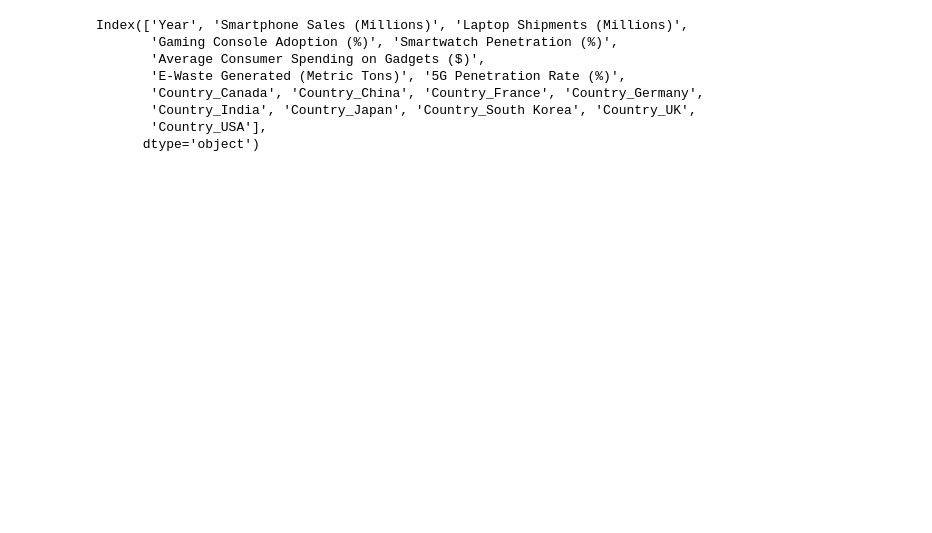
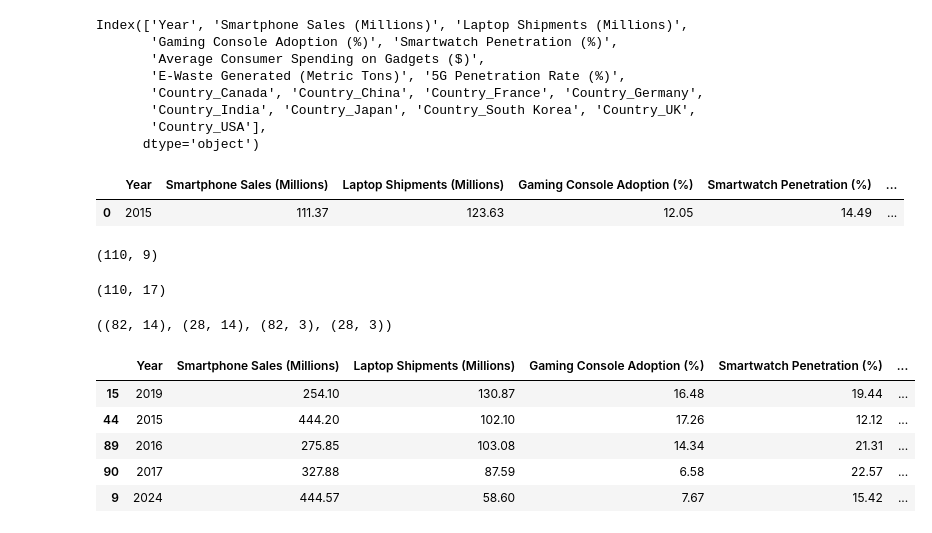
Before and after one commit to Bhargavvv412/EDA-Feature-Engineering, a Jupyter notebook: Global_Tech_Gadget_Consumption.ipynb, the cells around one changed output. Cells and saved outputs as stored; diff of their text form; code cells hidden in the pictures; blank space fills up the shorter version.

```diff
--- a/Global_Tech_Gadget_Consumption.ipynb
+++ b/Global_Tech_Gadget_Consumption.ipynb
@@ -242,0 +238,16 @@ y_test = test[targets]
+# %%
+df_copy.head(1)
+# %% [output]
+|  | Year | Smartphone Sales (Millions) | Laptop Shipments (Millions) | Gaming Console Adoption (%) | Smartwatch Penetration (%) | ... |
+| 0 | 2015 | 111.37 | 123.63 | 12.05 | 14.49 | ... |
+# %%
+X = df_copy.drop(columns=["E-Waste Generated (Metric Tons)", "5G Penetration Rate (%)", "Average Consumer Spending on Gadgets ($)"])
+y = df_copy[["E-Waste Generated (Metric Tons)", "5G Penetration Rate (%)", "Average Consumer Spending on Gadgets ($)"]]
+# %%
+df.shape
+# %% [output]
+(110, 9)
+# %%
+df_copy.shape
+# %% [output]
+(110, 17)
@@ -242,0 +257,13 @@ y_test = test[targets]
+# %%
+X_train.shape, X_test.shape,y_train.shape,y_test.shape
+# %% [output]
+((82, 14), (28, 14), (82, 3), (28, 3))
+# %%
+X_train.head()
+# %% [output]
+|  | Year | Smartphone Sales (Millions) | Laptop Shipments (Millions) | Gaming Console Adoption (%) | Smartwatch Penetration (%) | ... |
+| 15 | 2019 | 254.10 | 130.87 | 16.48 | 19.44 | ... |
+| 44 | 2015 | 444.20 | 102.10 | 17.26 | 12.12 | ... |
+| 89 | 2016 | 275.85 | 103.08 | 14.34 | 21.31 | ... |
+| 90 | 2017 | 327.88 | 87.59 | 6.58 | 22.57 | ... |
+| 9 | 2024 | 444.57 | 58.60 | 7.67 | 15.42 | ... |
```
Also changed, not shown: parts of 19 cells of this notebook.
